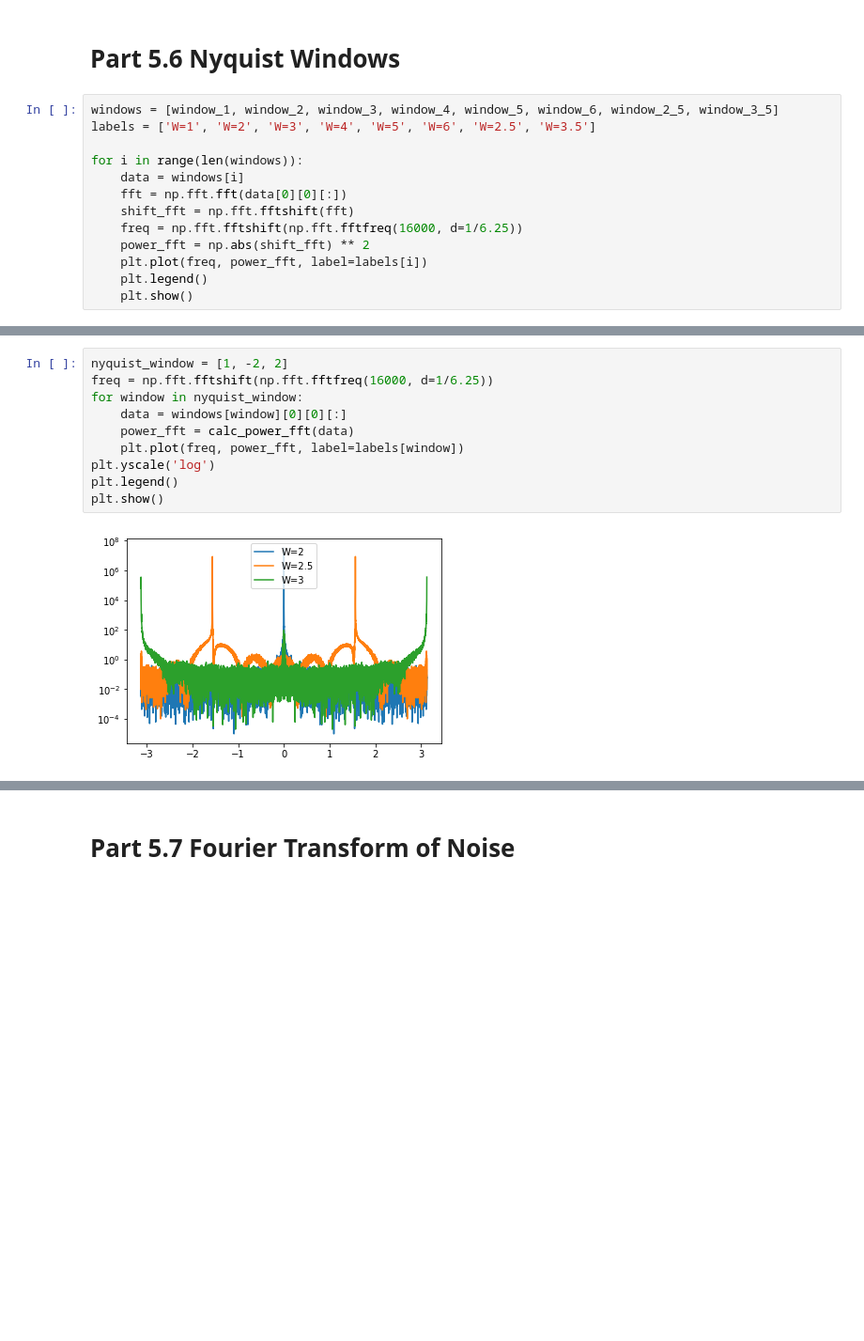
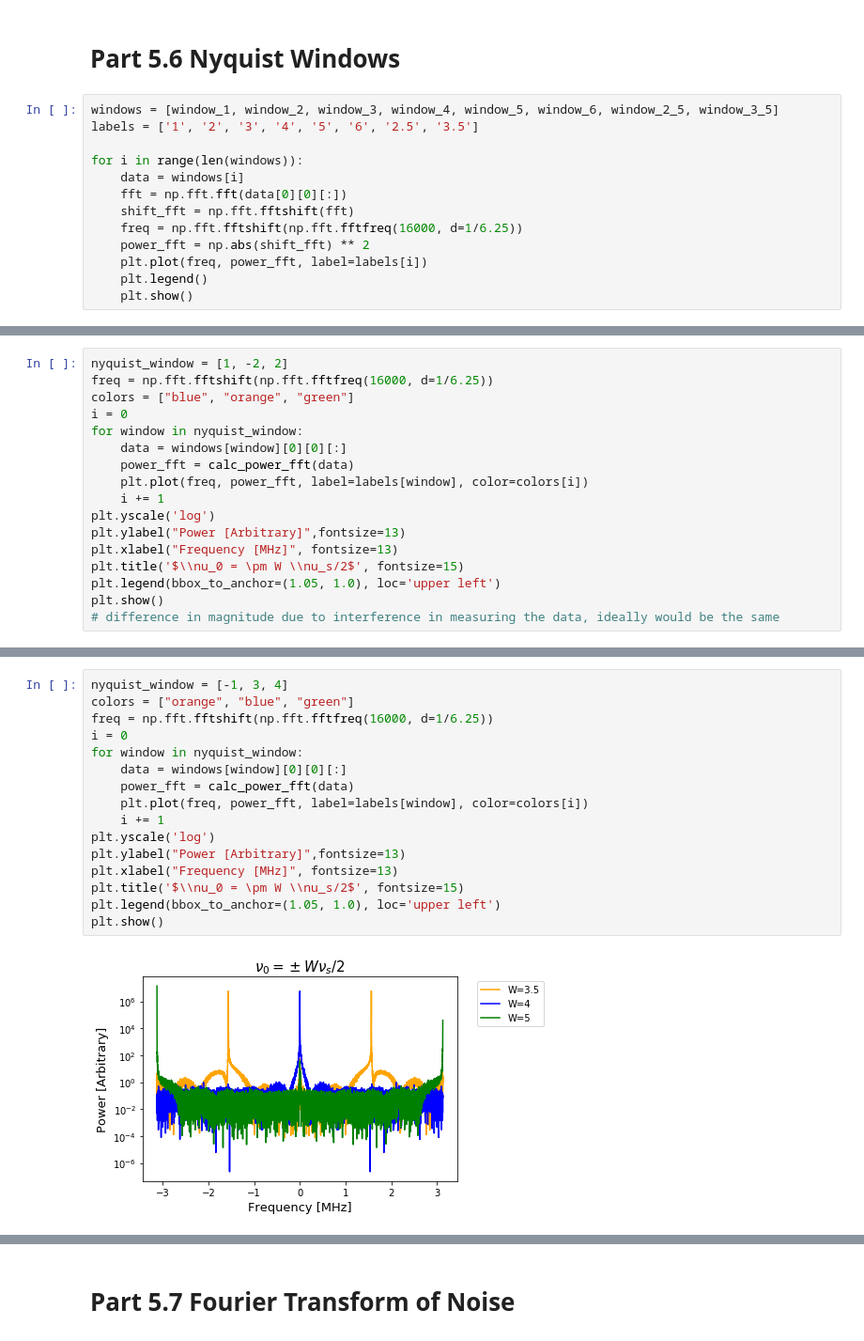
Before and after one commit to James11222/radiolab_repo, a Jupyter notebook: lab1/Emily/Lab1.ipynb, the cells around one changed output, grey strips where cells are left out. Shown at 94% size. Saved outputs shown, nothing was run; the diff lists cells and outputs as text; blank space fills up the shorter version.

```diff
--- a/lab1/Emily/Lab1.ipynb
+++ b/lab1/Emily/Lab1.ipynb
@@ -167,7 +295,7 @@ plt.plot(freq, power_fft)
 # Part 5.6 Nyquist Windows
 # %%
 windows = [window_1, window_2, window_3, window_4, window_5, window_6, window_2_5, window_3_5]
-labels = ['W=1', 'W=2', 'W=3', 'W=4', 'W=5', 'W=6', 'W=2.5', 'W=3.5']
+labels = ['1', '2', '3', '4', '5', '6', '2.5', '3.5']
 
 for i in range(len(windows)):
     data = windows[i]
@@ -189,0 +318,17 @@ for i in range(len(windows)):
+# %%
+nyquist_window = [1, -2, 2]
+freq = np.fft.fftshift(np.fft.fftfreq(16000, d=1/6.25))
+colors = ["blue", "orange", "green"]
+i = 0
+for window in nyquist_window:
+    data = windows[window][0][0][:]
+    power_fft = calc_power_fft(data)
+    plt.plot(freq, power_fft, label=labels[window], color=colors[i])
+    i += 1
+plt.yscale('log')
+plt.ylabel("Power [Arbitrary]",fontsize=13)
+plt.xlabel("Frequency [MHz]", fontsize=13)
+plt.title('$\\nu_0 = \pm W \\nu_s/2$', fontsize=15)
+plt.legend(bbox_to_anchor=(1.05, 1.0), loc='upper left')
+plt.show()
+# difference in magnitude due to interference in measuring the data, ideally would be the same
@@ -190,12 +337,18 @@ for i in range(len(windows)):
 # %%
-nyquist_window = [1, -2, 2]
+nyquist_window = [-1, 3, 4]
+colors = ["orange", "blue", "green"]
 freq = np.fft.fftshift(np.fft.fftfreq(16000, d=1/6.25))
+i = 0
 for window in nyquist_window:
     data = windows[window][0][0][:]
     power_fft = calc_power_fft(data)
-    plt.plot(freq, power_fft, label=labels[window])
+    plt.plot(freq, power_fft, label=labels[window], color=colors[i])
+    i += 1
 plt.yscale('log')
-plt.legend()
+plt.ylabel("Power [Arbitrary]",fontsize=13)
+plt.xlabel("Frequency [MHz]", fontsize=13)
+plt.title('$\\nu_0 = \pm W \\nu_s/2$', fontsize=15)
+plt.legend(bbox_to_anchor=(1.05, 1.0), loc='upper left')
 plt.show()
 # %% [output]
-[figure, old version]
+[figure, new version]
```
Also changed, not shown: parts of 17 cells of this notebook, 27 other files.
